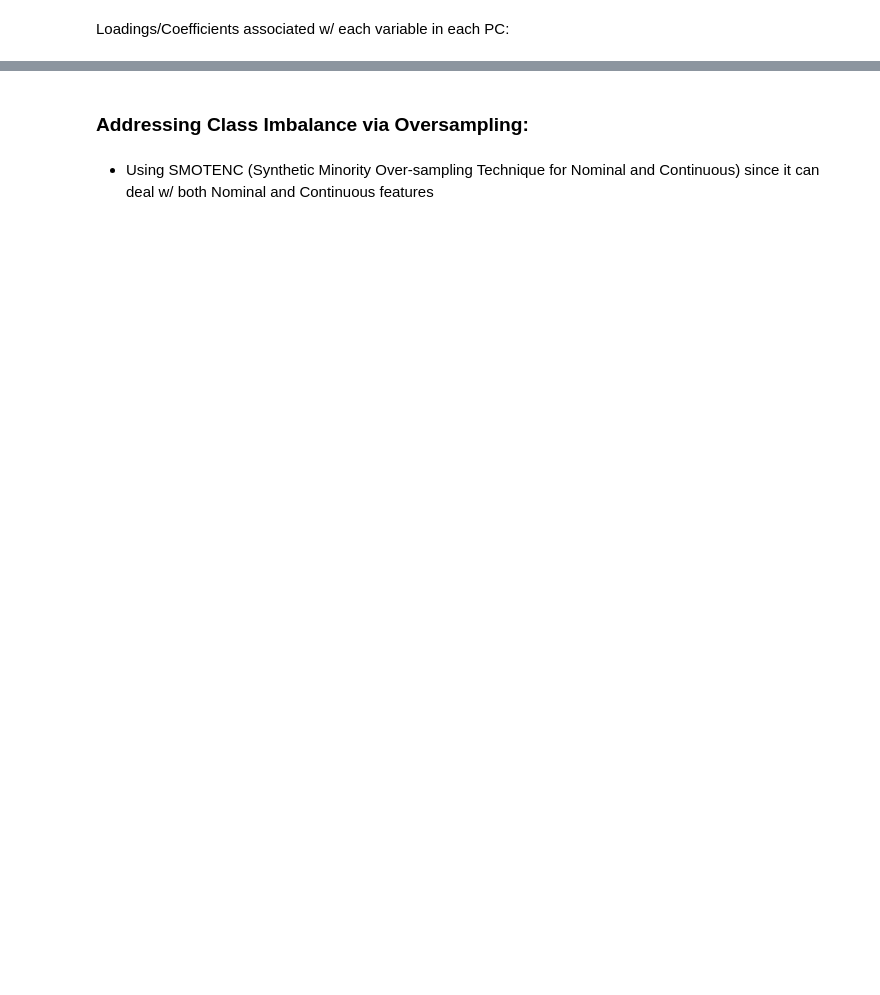
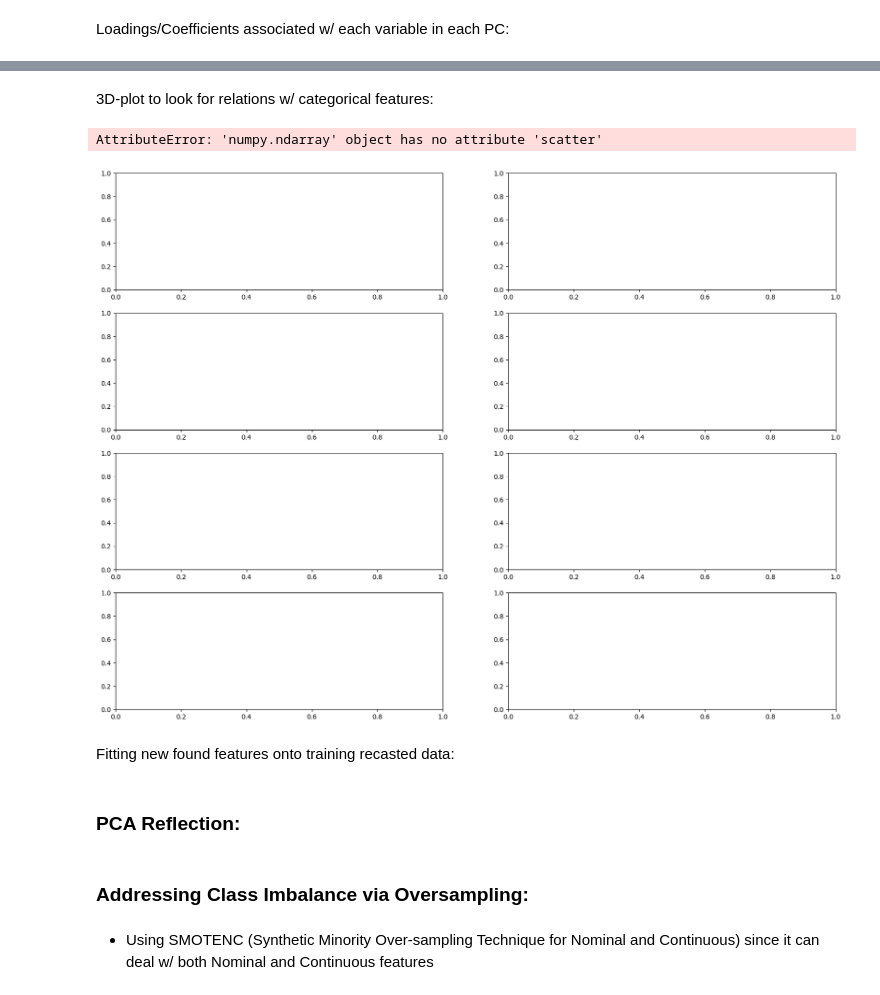
Before and after one commit to BrandonDioneda/Multi-Class-Prediction-of-Cirrhosis-Outcomes, a Jupyter notebook: cirrhosis.ipynb, the cells around one changed output, grey strips where cells are left out. Cells and saved outputs as stored; diff of their text form; code cells hidden in the pictures; blank space fills up the shorter version.

```diff
--- a/cirrhosis.ipynb
+++ b/cirrhosis.ipynb
@@ -530,0 +593,7 @@ plt.show()
+# %%
+categ = ['Drug', 'Sex', 'Ascites', 'Hepatomegaly', 'Spiders', 'Edema', 'Stage', 'Status']
+for col in categ:
+    final_data[col] = final_transformed_df[col]
+
+final_data.rename(columns={0:'PC1', 1:'PC2', 2:'PC3'}, inplace=True)
+final_data
@@ -530,0 +614,34 @@ plt.show()
+# %% [markdown]
+3D-plot to look for relations w/ categorical features:
+# %%
+# Set up the figure and axes
+fig, axs = plt.subplots(nrows=loadings_df_transposed.shape[0], ncols=1, figsize=(12, 4 * loadings_df_transposed.shape[0]))
+
+# Plot the loadings for all principal components
+for i in range(loadings_df_transposed.shape[0]):
+    # Set the color based on the sign of the loadings
+    colors = ['red' if loadings_df_transposed.iloc[i, j] < 0 else 'blue' for j in range(len(numeric_feats))]
+
+    axs[i].bar(range(len(numeric_feats)), loadings_df_transposed.iloc[i], color=colors)
+    axs[i].set_title(f'Principal Component {i + 1}')
+    axs[i].set_xlabel('Numeric Features')
+    axs[i].set_ylabel('Loadings')
+    axs[i].set_xticks(range(len(numeric_feats)))
+    axs[i].set_xticklabels(numeric_feats, rotation=45)
+
+plt.tight_layout()
+plt.show()
+# %%
+from mpl_toolkits.mplot3d import Axes3D
+
+fig, axes = plt.subplots(nrows=4, ncols=2, figsize=(20, 15))
+
+
+for i, v in enumerate(categ):
+
+    axes[i].scatter('PC1', 'PC2', 'PC3', hue=v)
+# %% [output]
+AttributeError: 'numpy.ndarray' object has no attribute 'scatter'
+[figure, added]
+# %% [markdown]
+Fitting new found features onto training recasted data:
@@ -531,3 +651,5 @@ plt.show()
+# %% [markdown]
+### PCA Reflection:
 # %% [markdown]
 ### Addressing Class Imbalance via Oversampling:
 # %% [markdown]
```
Also changed, not shown: parts of 33 cells of this notebook, 1 other file.
